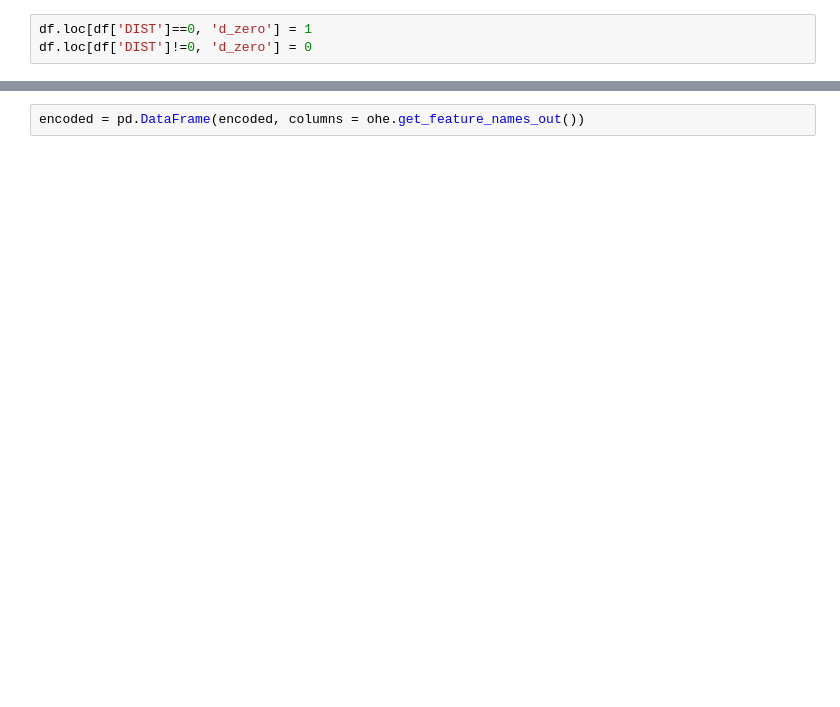
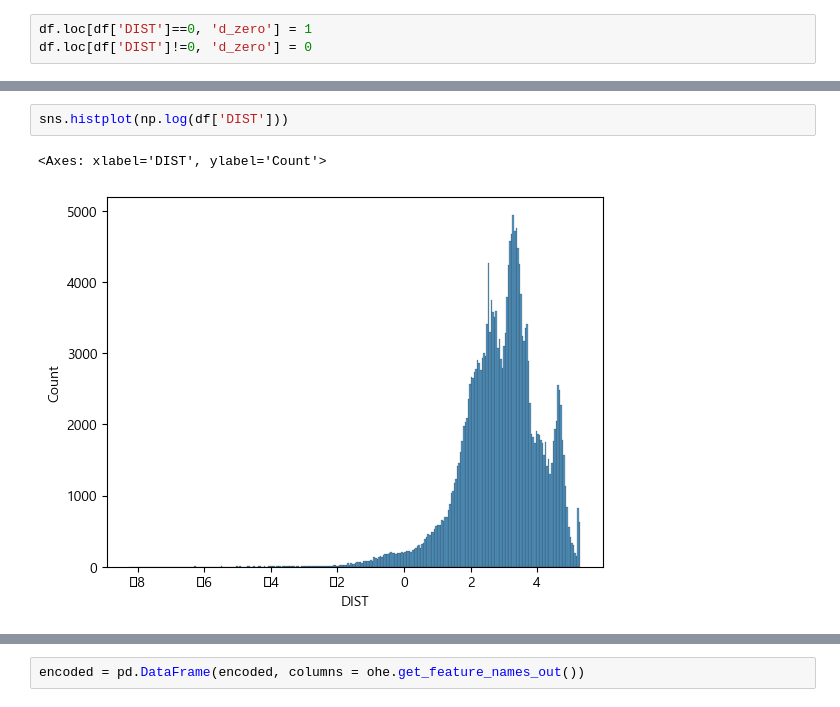
Before and after one commit to dohyeongkim97/dacon_HD, a Jupyter notebook: EDA&preprocessing/preprocessing.ipynb, the cells around one changed output, grey strips where cells are left out. Drawn from its saved outputs; the diff is of its cells as text; blank space fills up the shorter version.

```diff
--- a/EDA&preprocessing/preprocessing.ipynb
+++ b/EDA&preprocessing/preprocessing.ipynb
@@ -50,0 +103,5 @@ df.loc[df['DIST']!=0, 'd_zero'] = 0
+# %%
+sns.histplot(np.log(df['DIST']))
+# %% [output]
+<Axes: xlabel='DIST', ylabel='Count'>
+[figure, added]
```
Also changed, not shown: parts of 133 cells of this notebook.
